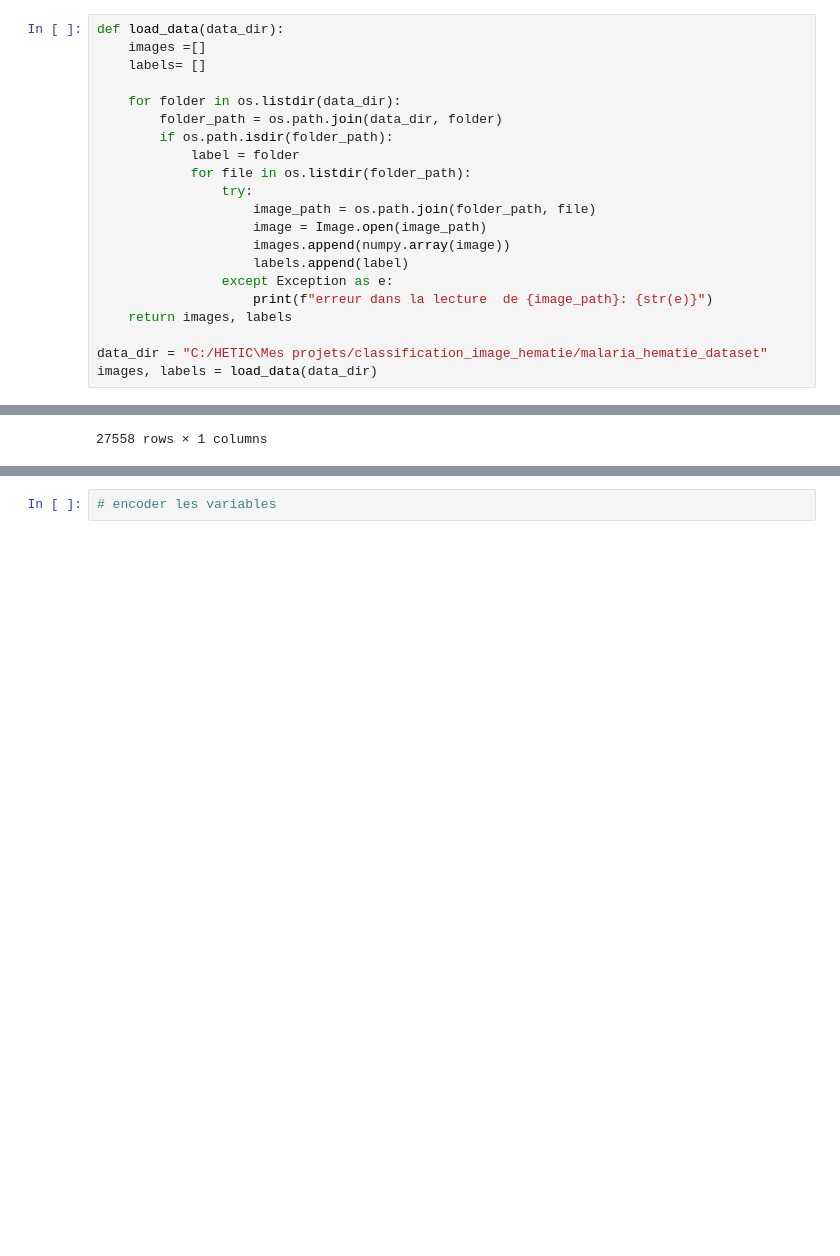
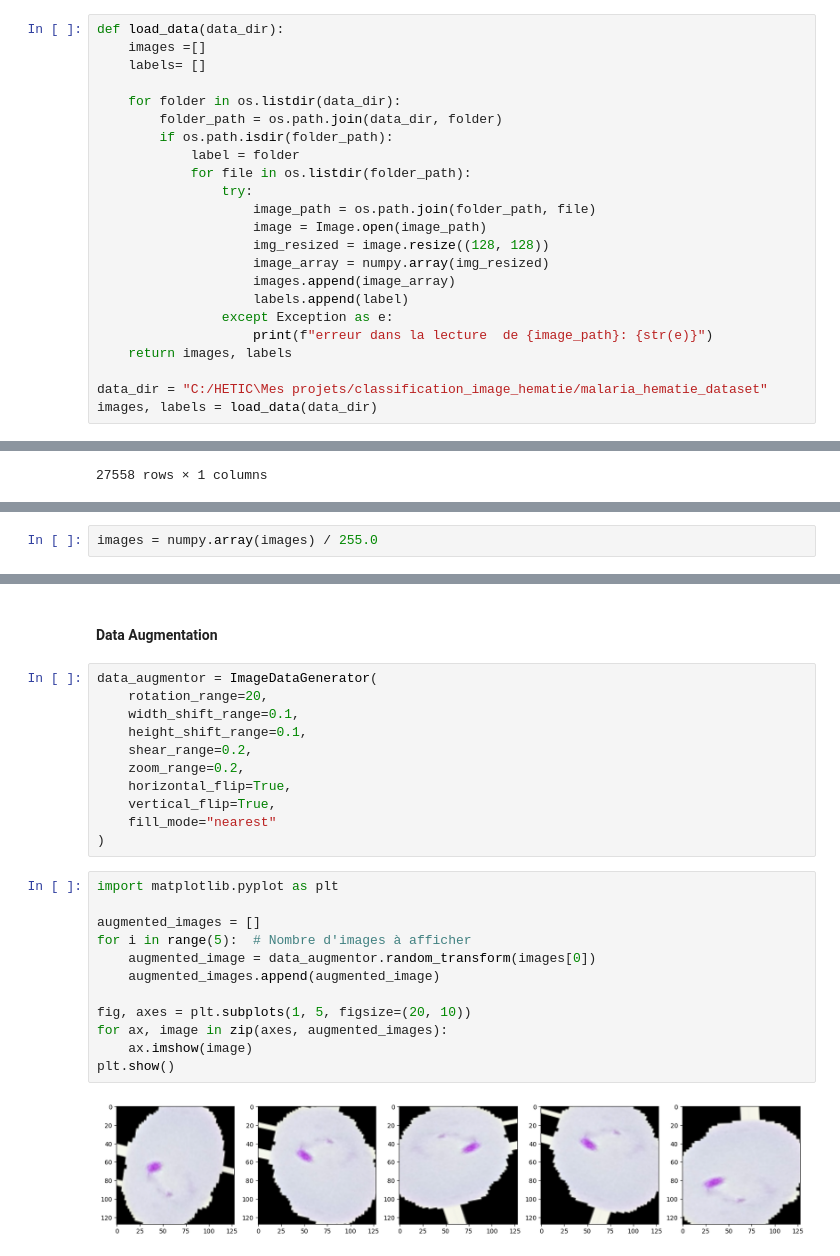
Before and after one commit to YannCedL/classification_image_hematie, a Jupyter notebook: version_1.ipynb, the cells around one changed output, grey strips where cells are left out. Cells and saved outputs as stored; diff of their text form; blank space fills up the shorter version.

Commit message:
data preparation and model. Data preparation (finish)

```diff
--- a/version_1.ipynb
+++ b/version_1.ipynb
@@ -136,7 +141,9 @@ def load_data(data_dir):
                 try:
                     image_path = os.path.join(folder_path, file)
                     image = Image.open(image_path)
-                    images.append(numpy.array(image))
+                    img_resized = image.resize((128, 128))
+                    image_array = numpy.array(img_resized)
+                    images.append(image_array)
                     labels.append(label)
                 except Exception as e:
                     print(f"erreur dans la lecture  de {image_path}: {str(e)}")
@@ -164,0 +174,2 @@ label_dataframe
+# %%
+images = numpy.array(images) / 255.0
@@ -172,2 +190,27 @@ AttributeError: 'list' object has no attribute 'resize'
+# %% [markdown]
+#### Data Augmentation
 # %%
-# encoder les variables
+data_augmentor = ImageDataGenerator(
+    rotation_range=20,
+    width_shift_range=0.1,
+    height_shift_range=0.1,
+    shear_range=0.2,
+    zoom_range=0.2,
+    horizontal_flip=True,
+    vertical_flip=True,
+    fill_mode="nearest"
+)
+# %%
+import matplotlib.pyplot as plt
+
+augmented_images = []
+for i in range(5):  # Nombre d'images à afficher
+    augmented_image = data_augmentor.random_transform(images[0])
+    augmented_images.append(augmented_image)
+
+fig, axes = plt.subplots(1, 5, figsize=(20, 10))
+for ax, image in zip(axes, augmented_images):
+    ax.imshow(image)
+plt.show()
+# %% [output]
+[figure, added]
```
Also changed, not shown: parts of 10 cells of this notebook.
